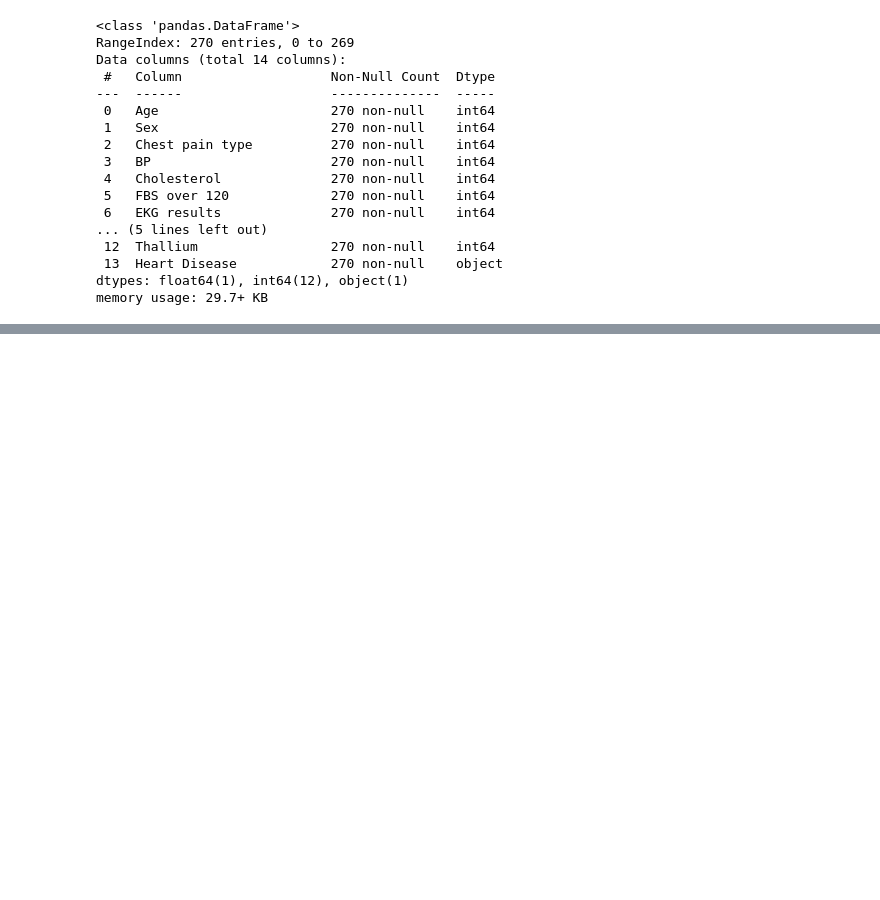
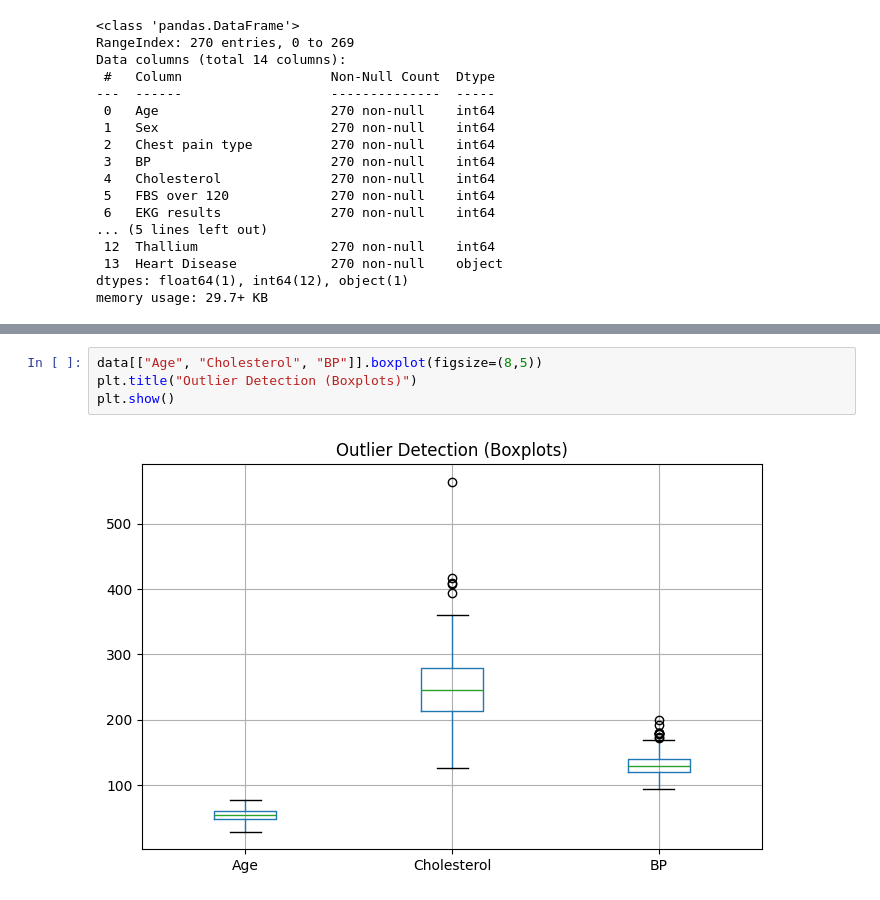
Before and after one commit to DannielEU/Heart-Disease-Risk-Prediction-Logistic-Regression-Homework, a Jupyter notebook: homework_2.ipynb, the cells around one changed output, grey strips where cells are left out. Drawn from its saved outputs; the diff is of its cells as text; blank space fills up the shorter version.

```diff
--- a/homework_2.ipynb
+++ b/homework_2.ipynb
@@ -112,0 +182,6 @@ memory usage: 29.7+ KB
+# %%
+data[["Age", "Cholesterol", "BP"]].boxplot(figsize=(8,5))
+plt.title("Outlier Detection (Boxplots)")
+plt.show()
+# %% [output]
+[figure, added]
```
Also changed, not shown: parts of 13 cells of this notebook.
